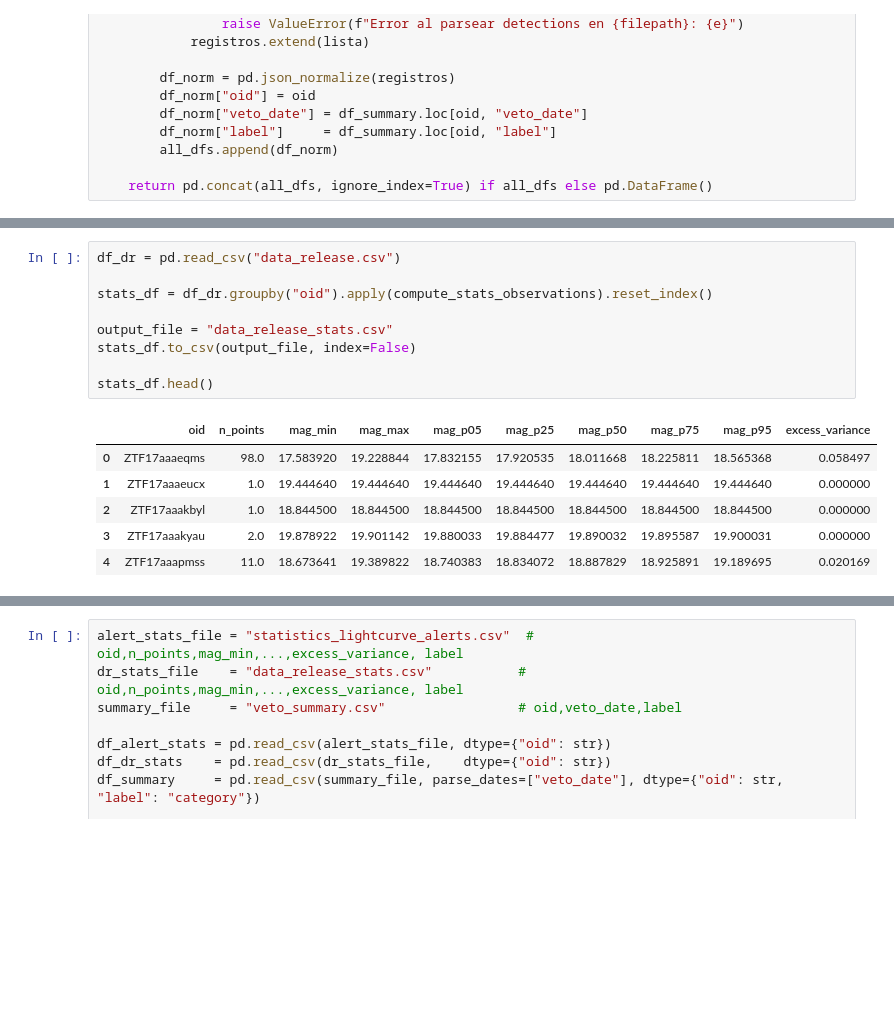
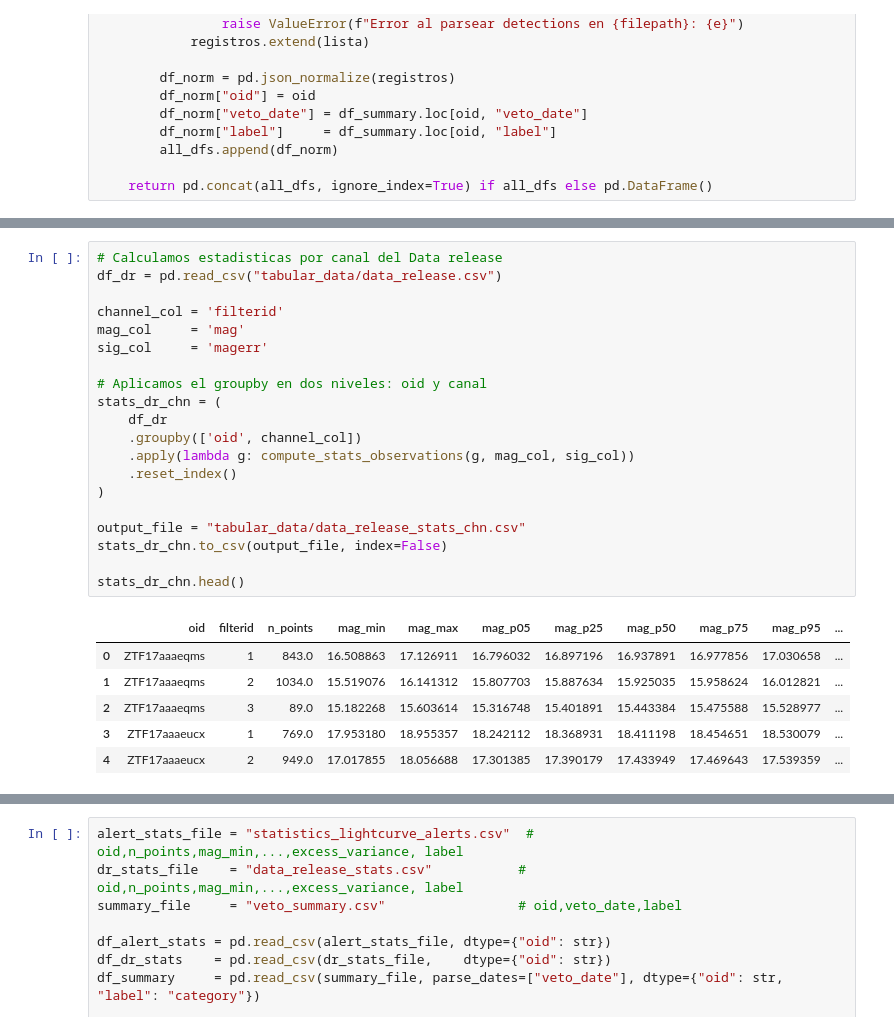
Before and after one commit to benjaminMancilla/AS4501-Proyect, a Jupyter notebook: model_dataframe.ipynb, the cells around one changed output, grey strips where cells are left out. Cells and saved outputs as stored; diff of their text form; blank space fills up the shorter version.

Commit message:
Fixing the alert/dr error and adding the new data release data

```diff
--- a/model_dataframe.ipynb
+++ b/model_dataframe.ipynb
@@ -131,17 +175,28 @@ def compute_stats_observations(group):
     })
 # %%
-df_dr = pd.read_csv("data_release.csv")
+# Calculamos estadisticas por canal del Data release
+df_dr = pd.read_csv("tabular_data/data_release.csv")
 
-stats_df = df_dr.groupby("oid").apply(compute_stats_observations).reset_index()
+channel_col = 'filterid'
+mag_col     = 'mag'
+sig_col     = 'magerr'
 
-output_file = "data_release_stats.csv"
-stats_df.to_csv(output_file, index=False)
+# Aplicamos el groupby en dos niveles: oid y canal
+stats_dr_chn = (
+    df_dr
+    .groupby(['oid', channel_col])
+    .apply(lambda g: compute_stats_observations(g, mag_col, sig_col))
+    .reset_index()
+)
 
-stats_df.head()
+output_file = "tabular_data/data_release_stats_chn.csv"
+stats_dr_chn.to_csv(output_file, index=False)
+
+stats_dr_chn.head()
 # %% [output]
-|  | oid | n_points | mag_min | mag_max | mag_p05 | mag_p25 | mag_p50 | mag_p75 | mag_p95 | excess_variance |
-| 0 | ZTF17aaaeqms | 98.0 | 17.583920 | 19.228844 | 17.832155 | 17.920535 | 18.011668 | 18.225811 | 18.565368 | 0.058497 |
-| 1 | ZTF17aaaeucx | 1.0 | 19.444640 | 19.444640 | 19.444640 | 19.444640 | 19.444640 | 19.444640 | 19.444640 | 0.000000 |
-| 2 | ZTF17aaakbyl | 1.0 | 18.844500 | 18.844500 | 18.844500 | 18.844500 | 18.844500 | 18.844500 | 18.844500 | 0.000000 |
-| 3 | ZTF17aaakyau | 2.0 | 19.878922 | 19.901142 | 19.880033 | 19.884477 | 19.890032 | 19.895587 | 19.900031 | 0.000000 |
-| 4 | ZTF17aaapmss | 11.0 | 18.673641 | 19.389822 | 18.740383 | 18.834072 | 18.887829 | 18.925891 | 19.189695 | 0.020169 |
+|  | oid | filterid | n_points | mag_min | mag_max | mag_p05 | mag_p25 | mag_p50 | mag_p75 | mag_p95 | ... |
+| 0 | ZTF17aaaeqms | 1 | 843.0 | 16.508863 | 17.126911 | 16.796032 | 16.897196 | 16.937891 | 16.977856 | 17.030658 | ... |
+| 1 | ZTF17aaaeqms | 2 | 1034.0 | 15.519076 | 16.141312 | 15.807703 | 15.887634 | 15.925035 | 15.958624 | 16.012821 | ... |
+| 2 | ZTF17aaaeqms | 3 | 89.0 | 15.182268 | 15.603614 | 15.316748 | 15.401891 | 15.443384 | 15.475588 | 15.528977 | ... |
+| 3 | ZTF17aaaeucx | 1 | 769.0 | 17.953180 | 18.955357 | 18.242112 | 18.368931 | 18.411198 | 18.454651 | 18.530079 | ... |
+| 4 | ZTF17aaaeucx | 2 | 949.0 | 17.017855 | 18.056688 | 17.301385 | 17.390179 | 17.433949 | 17.469643 | 17.539359 | ... |
```
Also changed, not shown: parts of 28 cells of this notebook.
